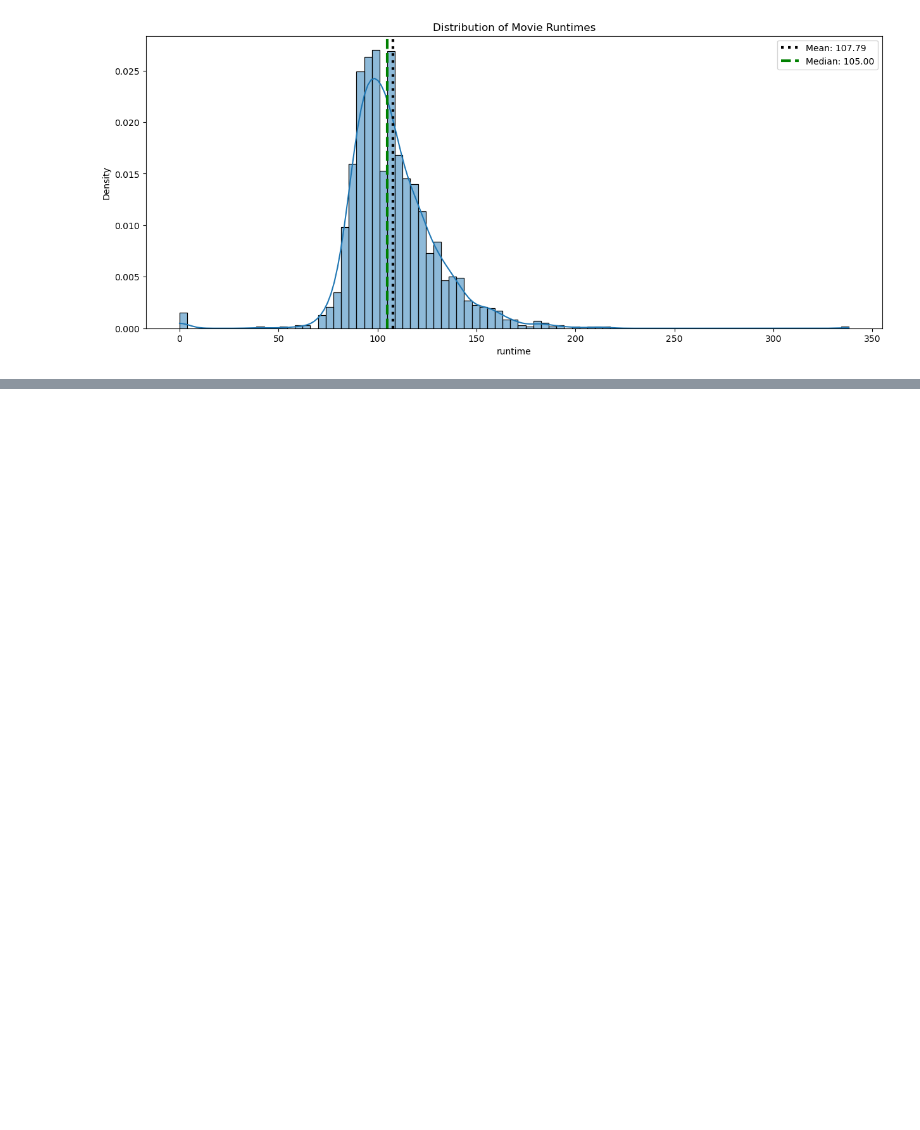
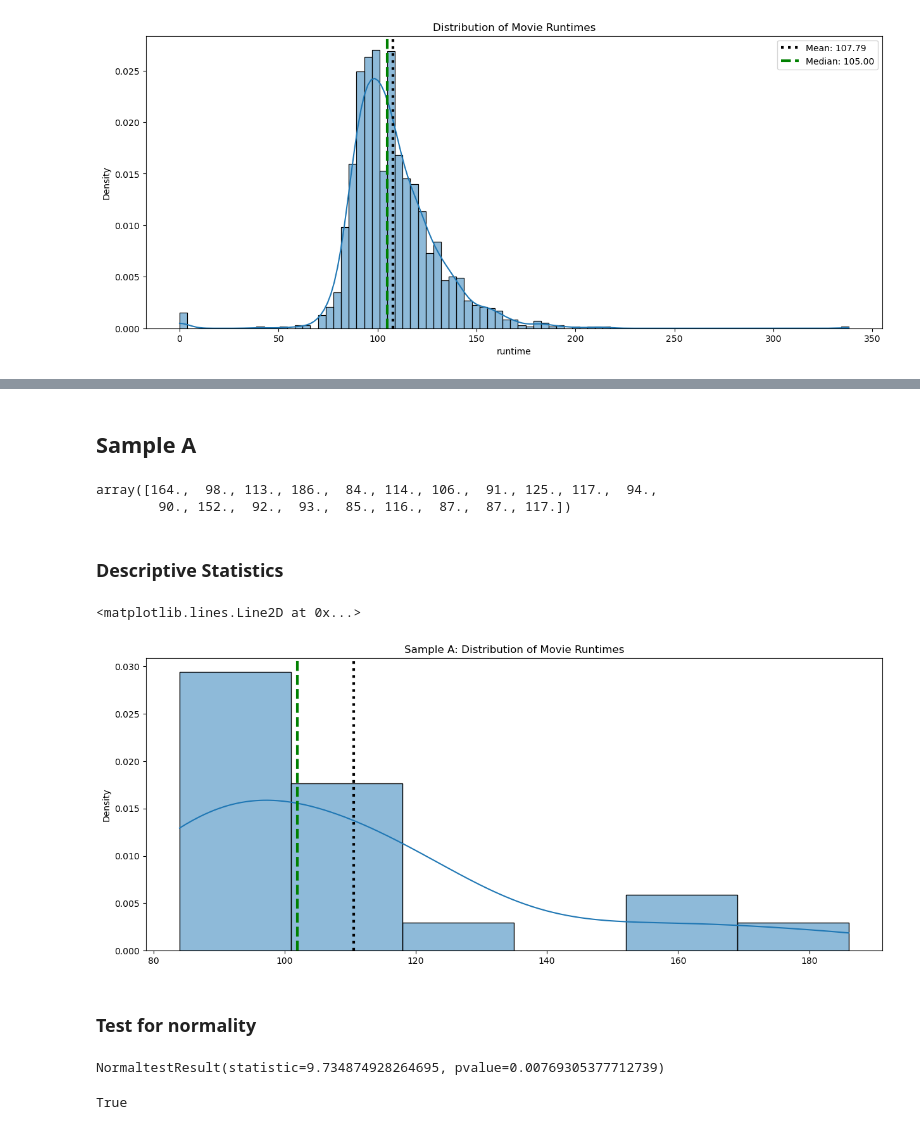
Before and after one commit to hawkeyedatatsai/Data-Enrichment-Hypotheses, a Jupyter notebook: 3-Sampling.ipynb, the cells around one changed output, grey strips where cells are left out. Saved outputs shown, nothing was run; the diff lists cells and outputs as text; code cells hidden in the pictures; blank space fills up the shorter version.

```diff
--- a/3-Sampling.ipynb
+++ b/3-Sampling.ipynb
@@ -32,0 +41,41 @@ ax.legend()
+# %% [markdown]
+## Sample A
+# %%
+np.random.seed(42)
+n = 20
+## sampling 20 values from data without replacement
+sampleA = np.random.choice(data, size=n, replace=False)
+sampleA
+#The output above just shows which values were randomly included in sample A.
+# %% [output]
+array([164.,  98., 113., 186.,  84., 114., 106.,  91., 125., 117.,  94.,
+        90., 152.,  92.,  93.,  85., 116.,  87.,  87., 117.])
+# %% [markdown]
+### Descriptive Statistics
+# %%
+# calculate descriptive stats
+sampleA_mean = np.mean(sampleA)
+sampleA_med = np.median(sampleA)
+sampleA_std = np.std(sampleA)
+
+#Visualization
+## Make figure and plot histogram
+fig, ax = plt.subplots(figsize=(15,6))
+sns.histplot(x=sampleA,kde=True,ax=ax,stat='density')
+ax.set_title('Sample A: Distribution of Movie Runtimes')
+## Annotate mean and median
+ax.axvline(sampleA_mean, ls=':', color='black', lw=3, label =f"Mean: {sampleA_mean:.2f}")
+ax.axvline(sampleA_med,ls='--', color='green', lw=3, label =f"Median: {sampleA_med:.2f}")
+# %% [output]
+<matplotlib.lines.Line2D at 0x...>
+[figure, added]
+# %% [markdown]
+### Test for normality
+# %%
+result = stats.normaltest(sampleA)
+print(result)
+result.pvalue < .05
+#not normal distributed
+# %% [output]
+NormaltestResult(statistic=9.734874928264695, pvalue=0.00769305377712739)
+True
```
Also changed, not shown: parts of 4 cells of this notebook.
